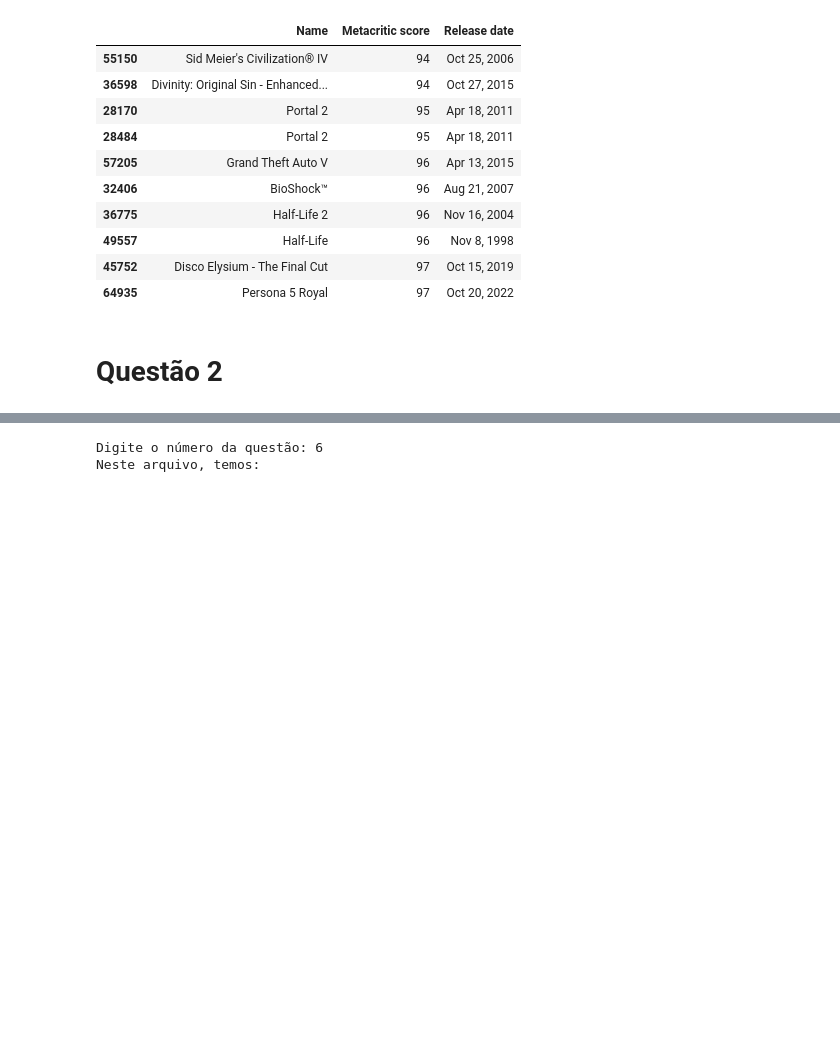
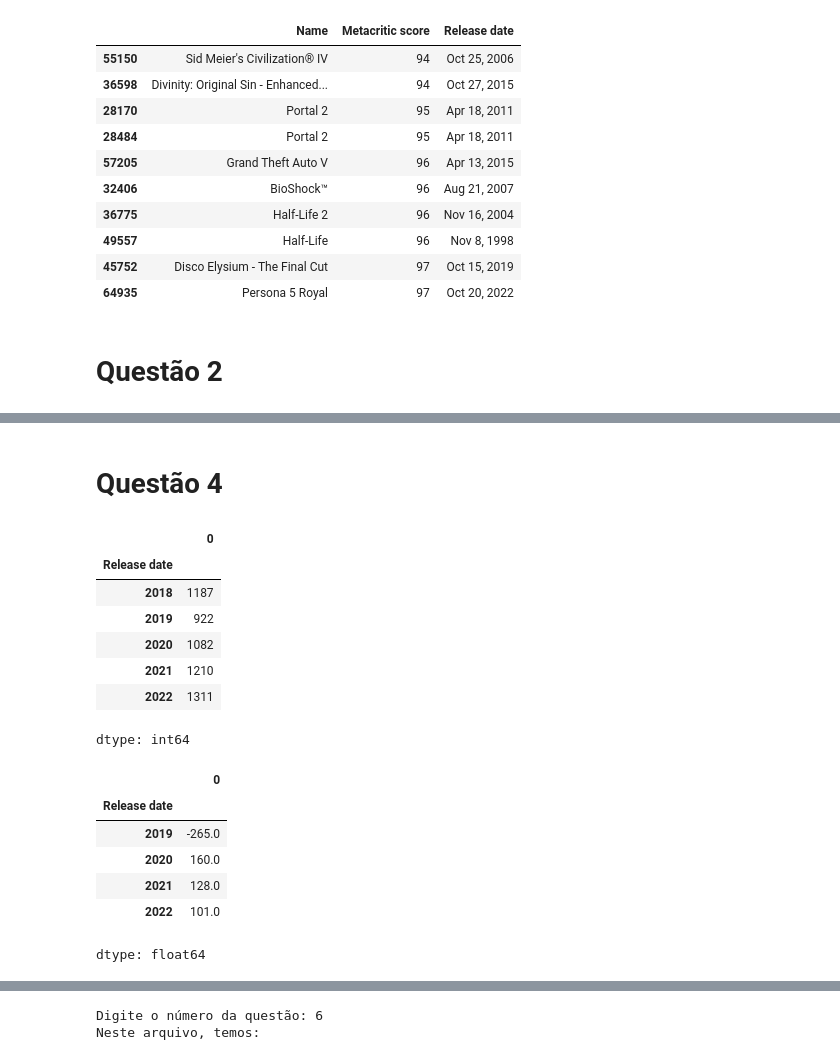
Before and after one commit to FelipePinheiro964/PUCRS---Fase-2---Steam-Games, a Jupyter notebook: PUCRS_Fase_2_Steam_games.ipynb, the cells around one changed output, grey strips where cells are left out. Drawn from its saved outputs; the diff is of its cells as text; code cells hidden in the pictures; blank space fills up the shorter version.

```diff
--- a/PUCRS_Fase_2_Steam_games.ipynb
+++ b/PUCRS_Fase_2_Steam_games.ipynb
@@ -112,0 +254,34 @@ except FileNotFoundError:
+# %% [markdown]
+# Questão 4
+# %%
+tabela_copy = tabela.copy()
+
+tabela_copy['Release date'] = pd.to_datetime(tabela_copy['Release date'], errors='coerce')
+
+
+jogos_2018_2022 = tabela_copy[(tabela_copy['Release date'].dt.year >= 2018) & (tabela_copy['Release date'].dt.year <= 2022)]
+contagem_linux = jogos_2018_2022[jogos_2018_2022['Linux']].groupby(jogos_2018_2022['Release date'].dt.year).size()
+
+display(contagem_linux)
+
+crescimento = contagem_linux.diff().dropna()  # Calcula a diferença ano a ano
+cresceu = crescimento > 0  # Verifica se a diferença é positiva
+
+
+display(crescimento)
+# %% [output]
+|  | 0 |
+| Release date |  |
+| 2018 | 1187 |
+| 2019 | 922 |
+| 2020 | 1082 |
+| 2021 | 1210 |
+| 2022 | 1311 |
+dtype: int64
+|  | 0 |
+| Release date |  |
+| 2019 | -265.0 |
+| 2020 | 160.0 |
+| 2021 | 128.0 |
+| 2022 | 101.0 |
+dtype: float64
```
Also changed, not shown: parts of 10 cells of this notebook.
